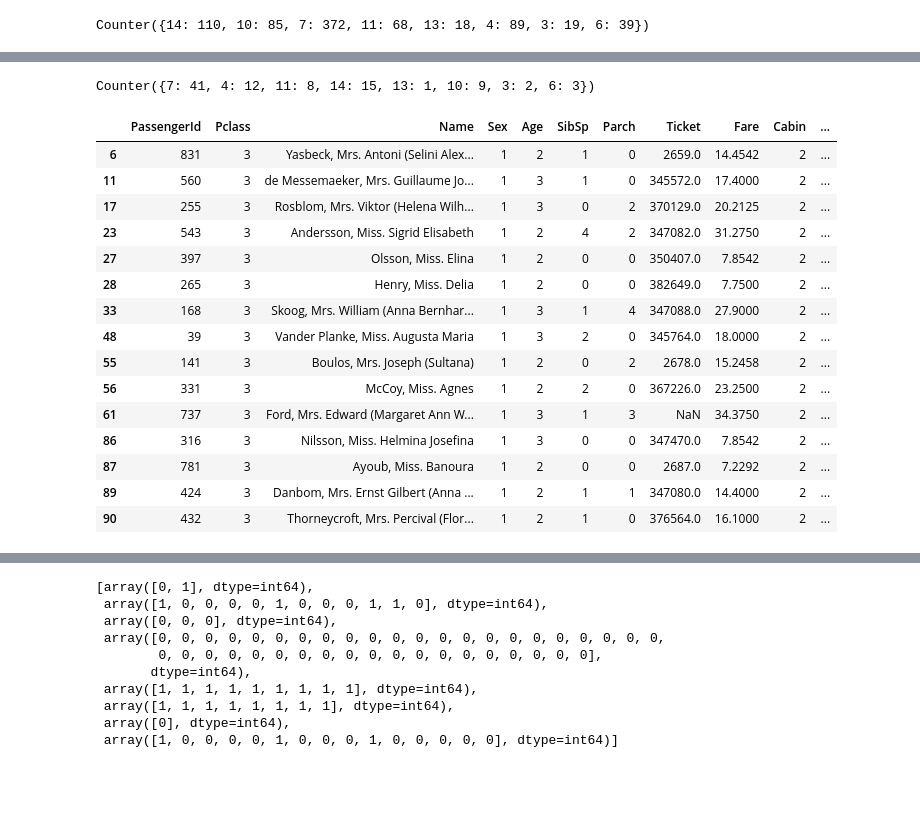
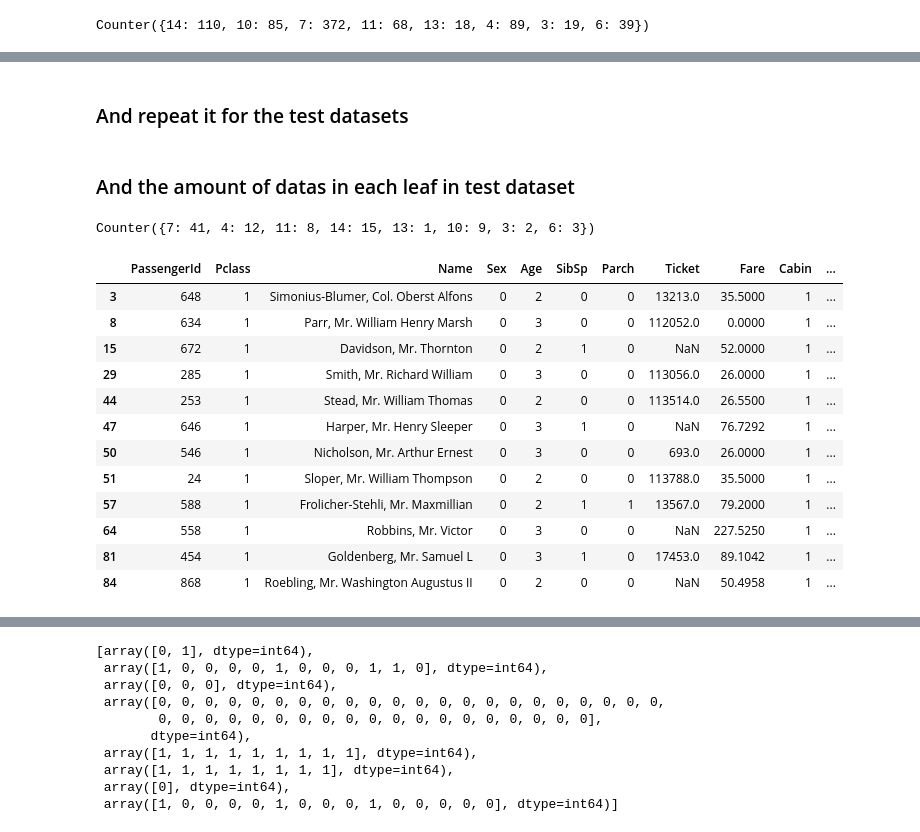
Before and after one commit to nahbos/Machine-Learning, a Jupyter notebook: ID3-Perceptron-Titanic.ipynb, the cells around one changed output, grey strips where cells are left out. Cells and saved outputs as stored; diff of their text form; code cells hidden in the pictures; blank space fills up the shorter version.

```diff
--- a/ID3-Perceptron-Titanic.ipynb
+++ b/ID3-Perceptron-Titanic.ipynb
@@ -258,7 +262,7 @@ train.head()
 # %% [markdown]
 ### Here wanna categorize the "Age" attr to avoid overfitting
 # %%
-age_range = pd.cut(train["Age"], np.arange(0, 90, 9))
+age_range = pd.cut(train["Age"], np.arange(-1, 90, 9))
 age_grps = train.groupby(age_range)
 print("lenght of each group: ")
 for grp, pdf in age_grps:
@@ -743,2 +720,4 @@ leaf_dfs[0]
+# %% [markdown]
+### And repeat it for the test datasets
 # %%
 apply_test = tree.apply(X_test)
@@ -752,6 +729,8 @@ for i, leaf_index in enumerate(apply_test):
     except KeyError:
         lookup_test[leaf_index] = []
         lookup_test[leaf_index].append(test.iloc[i])
+# %% [markdown]
+### And the amount of datas in each leaf in test dataset
 # %%
 Counter(apply_test)
 # %% [output]
@@ -761,21 +740,18 @@ leaf_dfs_test = []
 for leaf_id in set(apply_test):
     leaf_dfs_test.append(pd.DataFrame(lookup_test[leaf_id]))
 # %%
-leaf_dfs_test[7]
+leaf_dfs_test[1]
 # %% [output]
 |  | PassengerId | Pclass | Name | Sex | Age | SibSp | Parch | Ticket | Fare | Cabin | ... |
-| 6 | 831 | 3 | Yasbeck, Mrs. Antoni (Selini Alex... | 1 | 2 | 1 | 0 | 2659.0 | 14.4542 | 2 | ... |
-| 11 | 560 | 3 | de Messemaeker, Mrs. Guillaume Jo... | 1 | 3 | 1 | 0 | 345572.0 | 17.4000 | 2 | ... |
-| 17 | 255 | 3 | Rosblom, Mrs. Viktor (Helena Wilh... | 1 | 3 | 0 | 2 | 370129.0 | 20.2125 | 2 | ... |
-| 23 | 543 | 3 | Andersson, Miss. Sigrid Elisabeth | 1 | 2 | 4 | 2 | 347082.0 | 31.2750 | 2 | ... |
-| 27 | 397 | 3 | Olsson, Miss. Elina | 1 | 2 | 0 | 0 | 350407.0 | 7.8542 | 2 | ... |
-| 28 | 265 | 3 | Henry, Miss. Delia | 1 | 2 | 0 | 0 | 382649.0 | 7.7500 | 2 | ... |
-| 33 | 168 | 3 | Skoog, Mrs. William (Anna Bernhar... | 1 | 3 | 1 | 4 | 347088.0 | 27.9000 | 2 | ... |
-| 48 | 39 | 3 | Vander Planke, Miss. Augusta Maria | 1 | 3 | 2 | 0 | 345764.0 | 18.0000 | 2 | ... |
-| 55 | 141 | 3 | Boulos, Mrs. Joseph (Sultana) | 1 | 2 | 0 | 2 | 2678.0 | 15.2458 | 2 | ... |
-| 56 | 331 | 3 | McCoy, Miss. Agnes | 1 | 2 | 2 | 0 | 367226.0 | 23.2500 | 2 | ... |
-| 61 | 737 | 3 | Ford, Mrs. Edward (Margaret Ann W... | 1 | 3 | 1 | 3 | NaN | 34.3750 | 2 | ... |
-| 86 | 316 | 3 | Nilsson, Miss. Helmina Josefina | 1 | 3 | 0 | 0 | 347470.0 | 7.8542 | 2 | ... |
-| 87 | 781 | 3 | Ayoub, Miss. Banoura | 1 | 2 | 0 | 0 | 2687.0 | 7.2292 | 2 | ... |
-| 89 | 424 | 3 | Danbom, Mrs. Ernst Gilbert (Anna ... | 1 | 2 | 1 | 1 | 347080.0 | 14.4000 | 2 | ... |
-| 90 | 432 | 3 | Thorneycroft, Mrs. Percival (Flor... | 1 | 2 | 1 | 0 | 376564.0 | 16.1000 | 2 | ... |
+| 3 | 648 | 1 | Simonius-Blumer, Col. Oberst Alfons | 0 | 2 | 0 | 0 | 13213.0 | 35.5000 | 1 | ... |
+| 8 | 634 | 1 | Parr, Mr. William Henry Marsh | 0 | 3 | 0 | 0 | 112052.0 | 0.0000 | 1 | ... |
+| 15 | 672 | 1 | Davidson, Mr. Thornton | 0 | 2 | 1 | 0 | NaN | 52.0000 | 1 | ... |
+| 29 | 285 | 1 | Smith, Mr. Richard William | 0 | 3 | 0 | 0 | 113056.0 | 26.0000 | 1 | ... |
+| 44 | 253 | 1 | Stead, Mr. William Thomas | 0 | 2 | 0 | 0 | 113514.0 | 26.5500 | 1 | ... |
+| 47 | 646 | 1 | Harper, Mr. Henry Sleeper | 0 | 3 | 1 | 0 | NaN | 76.7292 | 1 | ... |
+| 50 | 546 | 1 | Nicholson, Mr. Arthur Ernest | 0 | 3 | 0 | 0 | 693.0 | 26.0000 | 1 | ... |
+| 51 | 24 | 1 | Sloper, Mr. William Thompson | 0 | 2 | 0 | 0 | 113788.0 | 35.5000 | 1 | ... |
+| 57 | 588 | 1 | Frolicher-Stehli, Mr. Maxmillian | 0 | 2 | 1 | 1 | 13567.0 | 79.2000 | 1 | ... |
+| 64 | 558 | 1 | Robbins, Mr. Victor | 0 | 3 | 0 | 0 | NaN | 227.5250 | 1 | ... |
+| 81 | 454 | 1 | Goldenberg, Mr. Samuel L | 0 | 3 | 1 | 0 | 17453.0 | 89.1042 | 1 | ... |
+| 84 | 868 | 1 | Roebling, Mr. Washington Augustus II | 0 | 2 | 0 | 0 | NaN | 50.4958 | 1 | ... |
```
Also changed, not shown: parts of 63 cells of this notebook.
